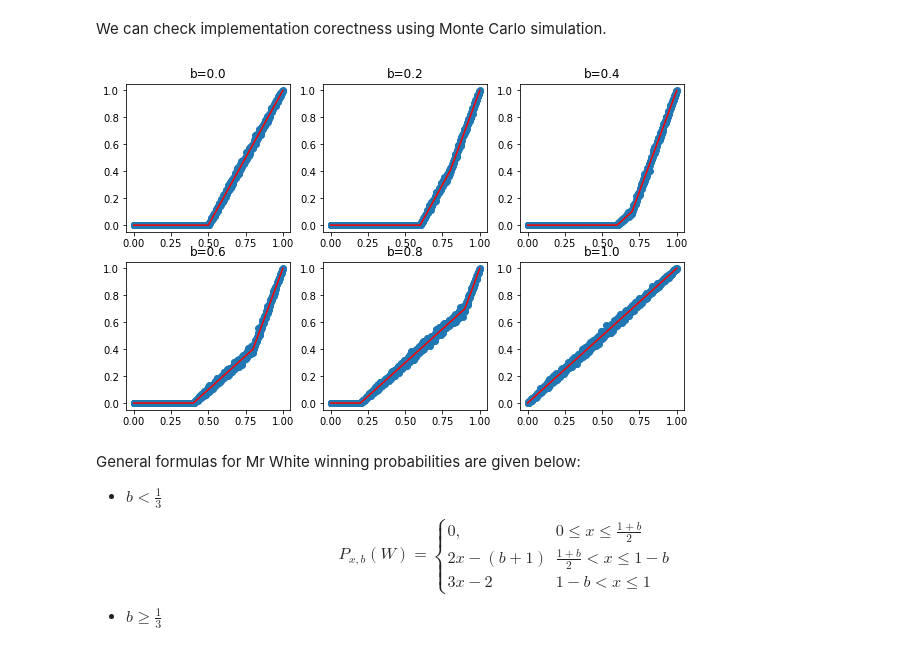
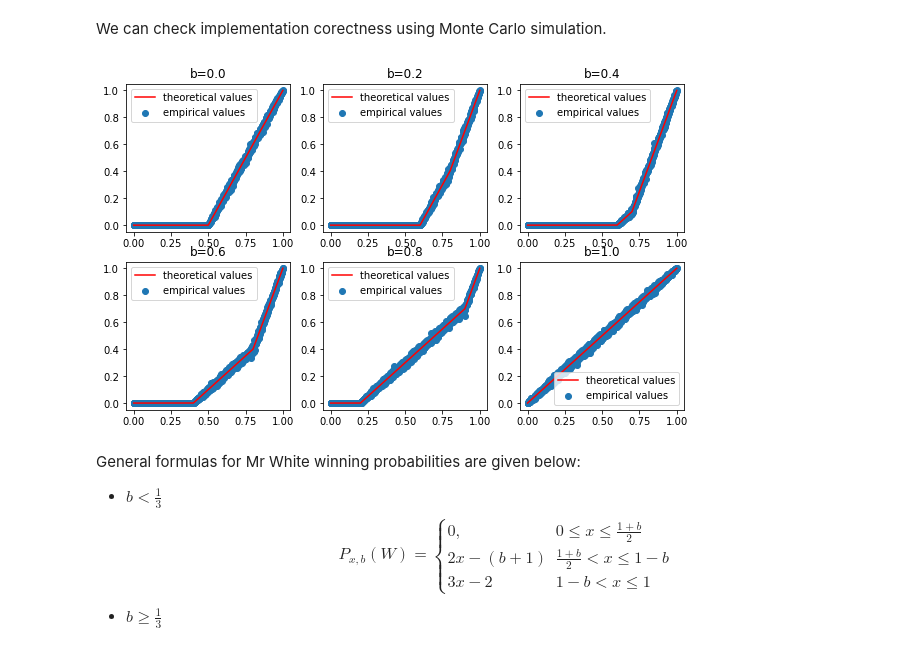
Before and after one commit to bognaj/horsebet, a Jupyter notebook: Horsebet extended.ipynb, the cells around one changed output. Drawn from its saved outputs; the diff is of its cells as text; code cells hidden in the pictures.

Commit message:
plots legends

```diff
--- a/Horsebet extended.ipynb
+++ b/Horsebet extended.ipynb
@@ -72,18 +72,19 @@ def for_one_barrier(X, b, n):
 # %%
 X = np.linspace(0, 1, 1000)
 barriers = np.linspace(0, 1, 6)
 n = 1000
 
 for b in barriers:
     p_th = one_race_winning_probability(X, b)
     p_emp = for_one_barrier(X, b, n)
 
     plt.subplot(2, 3, int(b/0.2 + 1))
-    plt.scatter(X, p_emp)
-    plt.plot(X, p_th, 'r')
+    plt.scatter(X, p_emp, label = "empirical values")
+    plt.plot(X, p_th, 'r', label = "theoretical values")
+    plt.legend()
     plt.gca().set_title("b={}".format(np.round(b, 2)))
 # %% [output]
-[figure, old version]
+[figure, new version]
 # %% [markdown]
 General formulas for Mr White winning probabilities are given below:
 - $b < \frac{1}{3}$
```
Also changed, not shown: parts of 1 cell of this notebook.
